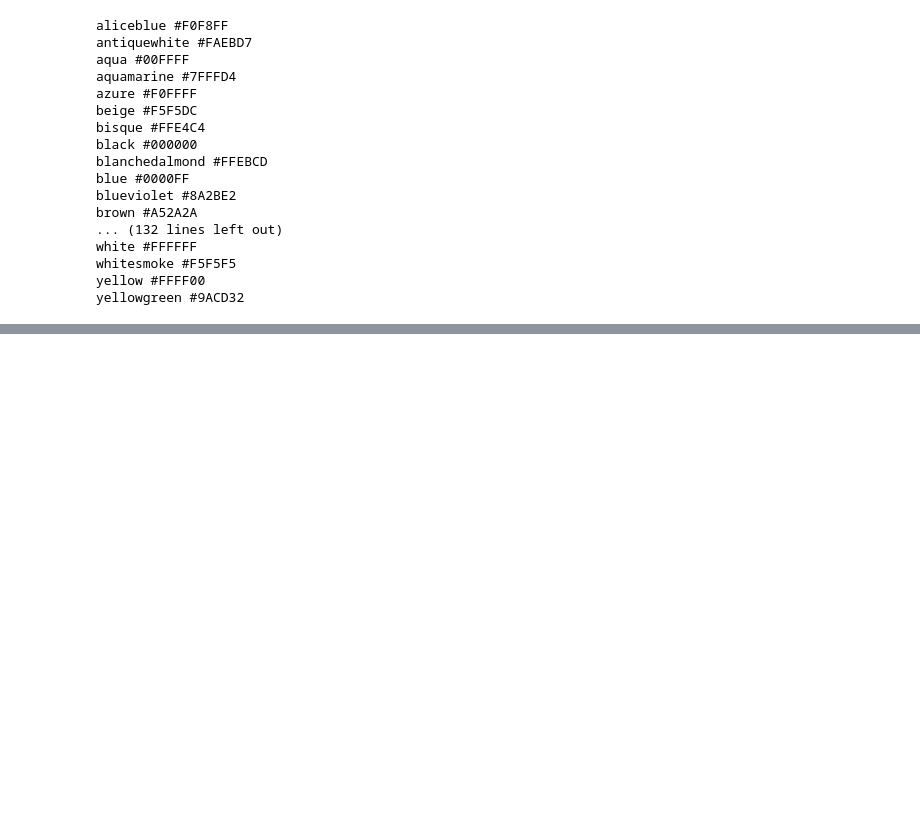
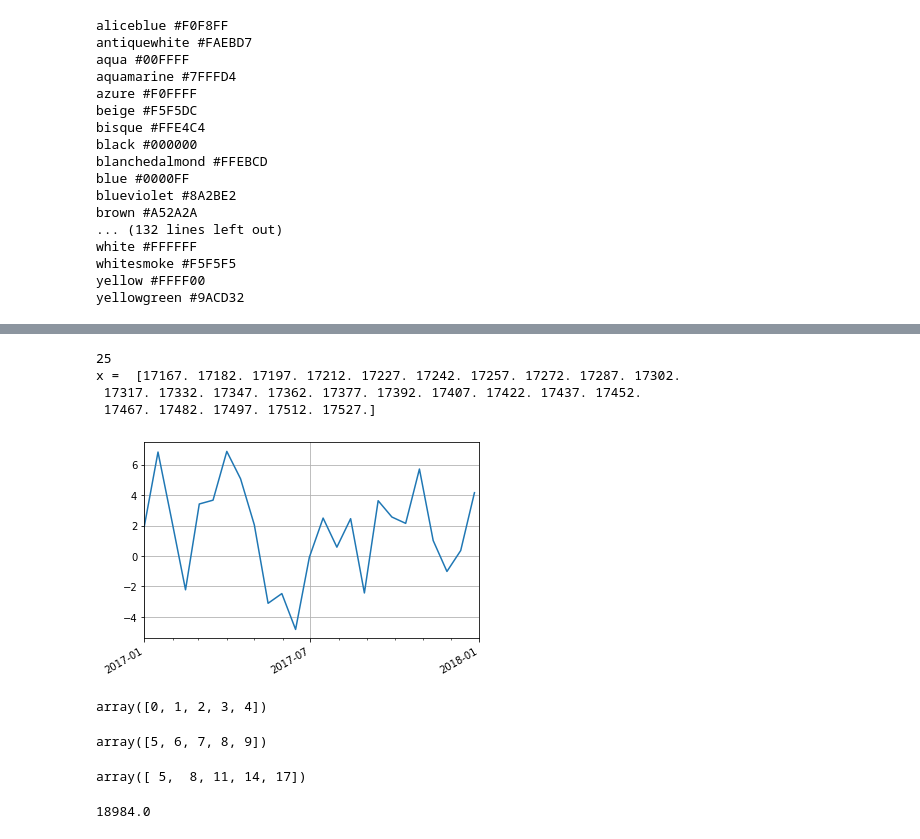
Before and after one commit to hongleishen/00_python, a Jupyter notebook: 15_money/Untitled-4.ipynb, the cells around one changed output, grey strips where cells are left out. Cells and saved outputs as stored; diff of their text form; code cells hidden in the pictures; blank space fills up the shorter version.

```diff
--- a/15_money/Untitled-4.ipynb
+++ b/15_money/Untitled-4.ipynb
@@ -63,0 +83,79 @@ plt.plot([1.2,2.2,3.2],[1,2,3],marker=r"$666$", markersize=15, color='#2d0c13',l
+# %%
+import numpy as np
+import matplotlib.pyplot as plt
+import matplotlib.dates as mdates
+
+fig, ax = plt.subplots()
+
+"""生成数据"""
+#beginDate = '2012-01-01'
+beginDate = '2017-01-01'
+endDate = '2018-01-01'
+
+# 将日期字符串转化为数字（从1970-01-01算起的天数差）
+x = np.arange(mdates.datestr2num(beginDate), mdates.datestr2num(endDate), 15)
+print(len(x))
+print('x = ',  x)
+y = np.random.randn(len(x))*3+2
+
+data = {}
+# 将数字（天数差）转为日期对象 numpy.datetime64
+data['date'] = [np.datetime64(int(c), 'D') for c in x]
+data['value'] = y
+#ax.plot('date', 'value', data=data)
+ax.plot(data['date'], data['value']) # 与前一行是等效的
+
+
+"""设置坐标轴的格式"""
+# 设置主刻度, 每6个月一个刻度
+fmt_half_year = mdates.MonthLocator(interval=6)
+ax.xaxis.set_major_locator(fmt_half_year)
+
+# 设置次刻度，每个月一个刻度
+fmt_month = mdates.MonthLocator() # 默认即可
+ax.xaxis.set_minor_locator(fmt_month)
+
+# 设置 x 坐标轴的刻度格式
+ax.xaxis.set_major_formatter(mdates.DateFormatter("%Y-%m"))
+
+# 设置横坐标轴的范围
+datemin = np.datetime64(data['date'][0], 'Y')
+datemax = np.datetime64(data['date'][-1], 'Y') + np.timedelta64(1, 'Y')
+ax.set_xlim(datemin, datemax)
+
+# 设置刻度的显示格式
+ax.format_xdata = mdates.DateFormatter('%Y-%m')
+ax.format_ydata = lambda x : f'$x:.2f$'
+ax.grid(True)
+
+"""自动调整刻度字符串"""
+# 自动调整 x 轴的刻度字符串（旋转）使得每个字符串有足够的空间而不重叠
+fig.autofmt_xdate()
+
+plt.show()
+# %% [output]
+25
+x =  [17167. 17182. 17197. 17212. 17227. 17242. 17257. 17272. 17287. 17302.
+ 17317. 17332. 17347. 17362. 17377. 17392. 17407. 17422. 17437. 17452.
+ 17467. 17482. 17497. 17512. 17527.]
+[figure, added]
+# %%
+a = np.arange(5)
+a
+# %% [output]
+array([0, 1, 2, 3, 4])
+# %%
+a = np.arange(5, 10)
+a
+# %% [output]
+array([5, 6, 7, 8, 9])
+# %%
+a = np.arange(5, 20, 3)
+a
+# %% [output]
+array([ 5,  8, 11, 14, 17])
+# %%
+a = matplotlib.dates.datestr2num('2021-12-23') # 将日期转化为天数差
+a
+# %% [output]
+18984.0
```
Also changed, not shown: parts of 15 cells of this notebook, 3 other files.
